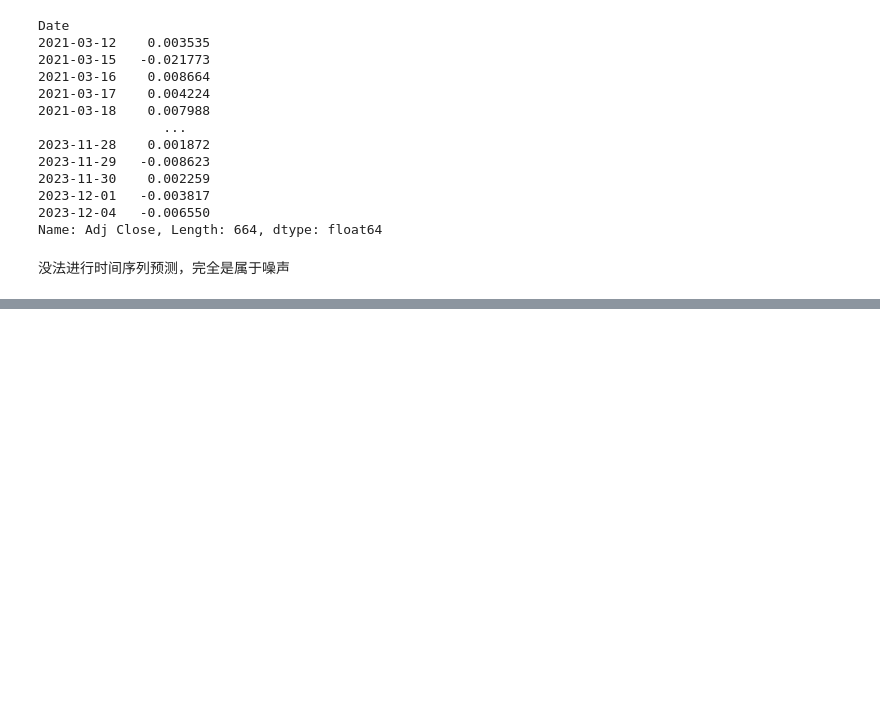
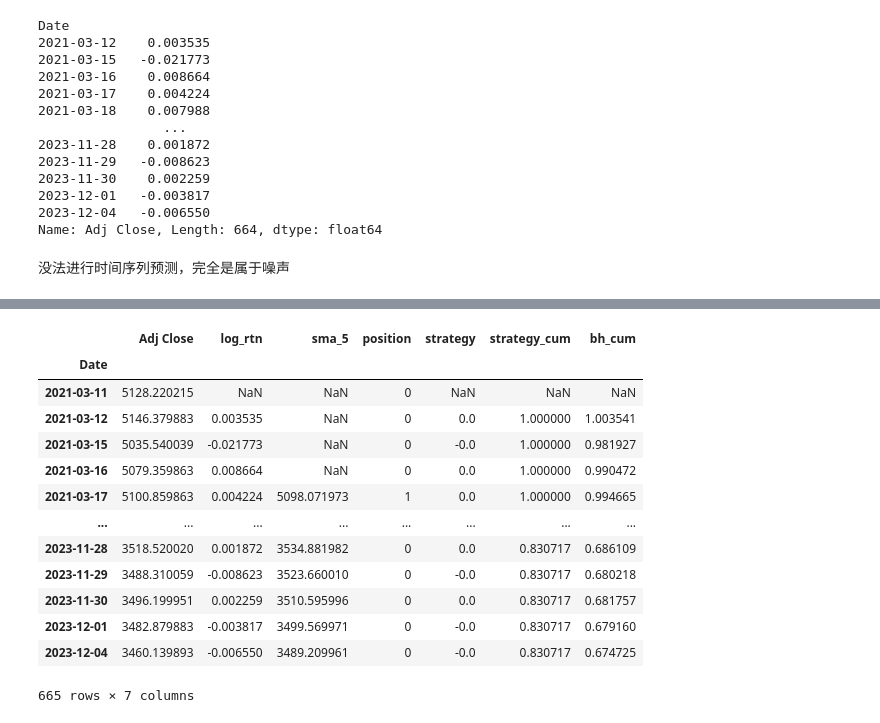
Before and after one commit to JPL-JUNO/Data-Analysis-and-Science, a Jupyter notebook: TSFP/code/000300.ipynb, the cells around one changed output, grey strips where cells are left out. Cells and saved outputs as stored; diff of their text form; code cells hidden in the pictures; blank space fills up the shorter version.

```diff
--- a/TSFP/code/000300.ipynb
+++ b/TSFP/code/000300.ipynb
@@ -80,0 +108,18 @@ Name: Adj Close, Length: 664, dtype: float64
+# %%
+df.loc[:, ['position']] = (df['Adj Close'] > df['sma_5']).astype(int)
+df
+# %% [output]
+|  | Adj Close | log_rtn | sma_5 | position | strategy | strategy_cum | bh_cum |
+| Date |  |  |  |  |  |  |  |
+| 2021-03-11 | 5128.220215 | NaN | NaN | 0 | NaN | NaN | NaN |
+| 2021-03-12 | 5146.379883 | 0.003535 | NaN | 0 | 0.0 | 1.000000 | 1.003541 |
+| 2021-03-15 | 5035.540039 | -0.021773 | NaN | 0 | -0.0 | 1.000000 | 0.981927 |
+| 2021-03-16 | 5079.359863 | 0.008664 | NaN | 0 | 0.0 | 1.000000 | 0.990472 |
+| 2021-03-17 | 5100.859863 | 0.004224 | 5098.071973 | 1 | 0.0 | 1.000000 | 0.994665 |
+| ... | ... | ... | ... | ... | ... | ... | ... |
+| 2023-11-28 | 3518.520020 | 0.001872 | 3534.881982 | 0 | 0.0 | 0.830717 | 0.686109 |
+| 2023-11-29 | 3488.310059 | -0.008623 | 3523.660010 | 0 | -0.0 | 0.830717 | 0.680218 |
+| 2023-11-30 | 3496.199951 | 0.002259 | 3510.595996 | 0 | 0.0 | 0.830717 | 0.681757 |
+| 2023-12-01 | 3482.879883 | -0.003817 | 3499.569971 | 0 | -0.0 | 0.830717 | 0.679160 |
+| 2023-12-04 | 3460.139893 | -0.006550 | 3489.209961 | 0 | -0.0 | 0.830717 | 0.674725 |
+665 rows × 7 columns
```
Also changed, not shown: parts of 19 cells of this notebook, 1 other file.
